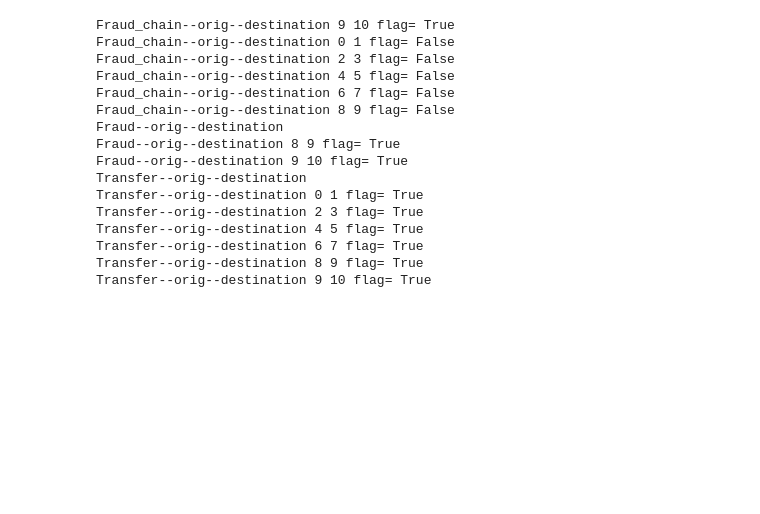
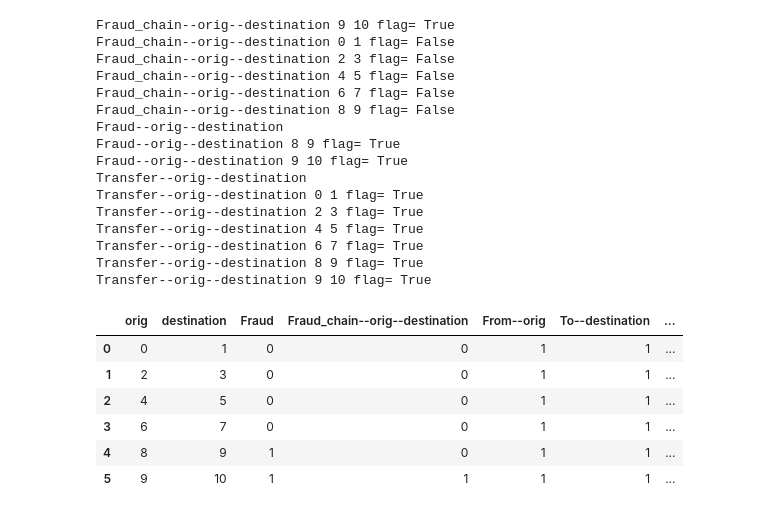
Before and after one commit to wolfbrr/ThesisDS, a Jupyter notebook: G19.ipynb, the cells around one changed output. Cells and saved outputs as stored; diff of their text form; code cells hidden in the pictures; blank space fills up the shorter version.

```diff
--- a/G19.ipynb
+++ b/G19.ipynb
@@ -123,3 +145,13 @@ Transfer--orig--destination 4 5 flag= True
 Transfer--orig--destination 6 7 flag= True
 Transfer--orig--destination 8 9 flag= True
 Transfer--orig--destination 9 10 flag= True
+# %%
+df
+# %% [output]
+|  | orig | destination | Fraud | Fraud_chain--orig--destination | From--orig | To--destination | ... |
+| 0 | 0 | 1 | 0 | 0 | 1 | 1 | ... |
+| 1 | 2 | 3 | 0 | 0 | 1 | 1 | ... |
+| 2 | 4 | 5 | 0 | 0 | 1 | 1 | ... |
+| 3 | 6 | 7 | 0 | 0 | 1 | 1 | ... |
+| 4 | 8 | 9 | 1 | 0 | 1 | 1 | ... |
+| 5 | 9 | 10 | 1 | 1 | 1 | 1 | ... |
```
Also changed, not shown: parts of 4 cells of this notebook, 13 other files.
